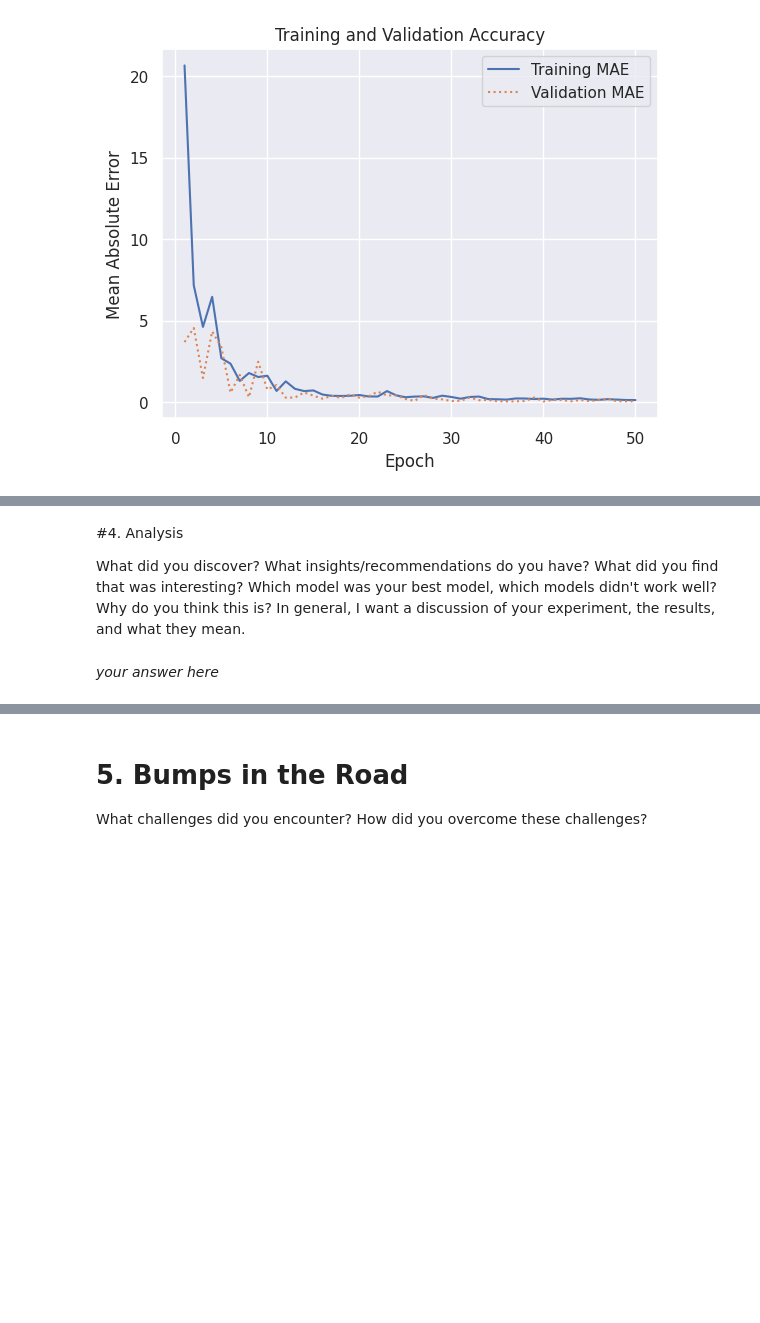
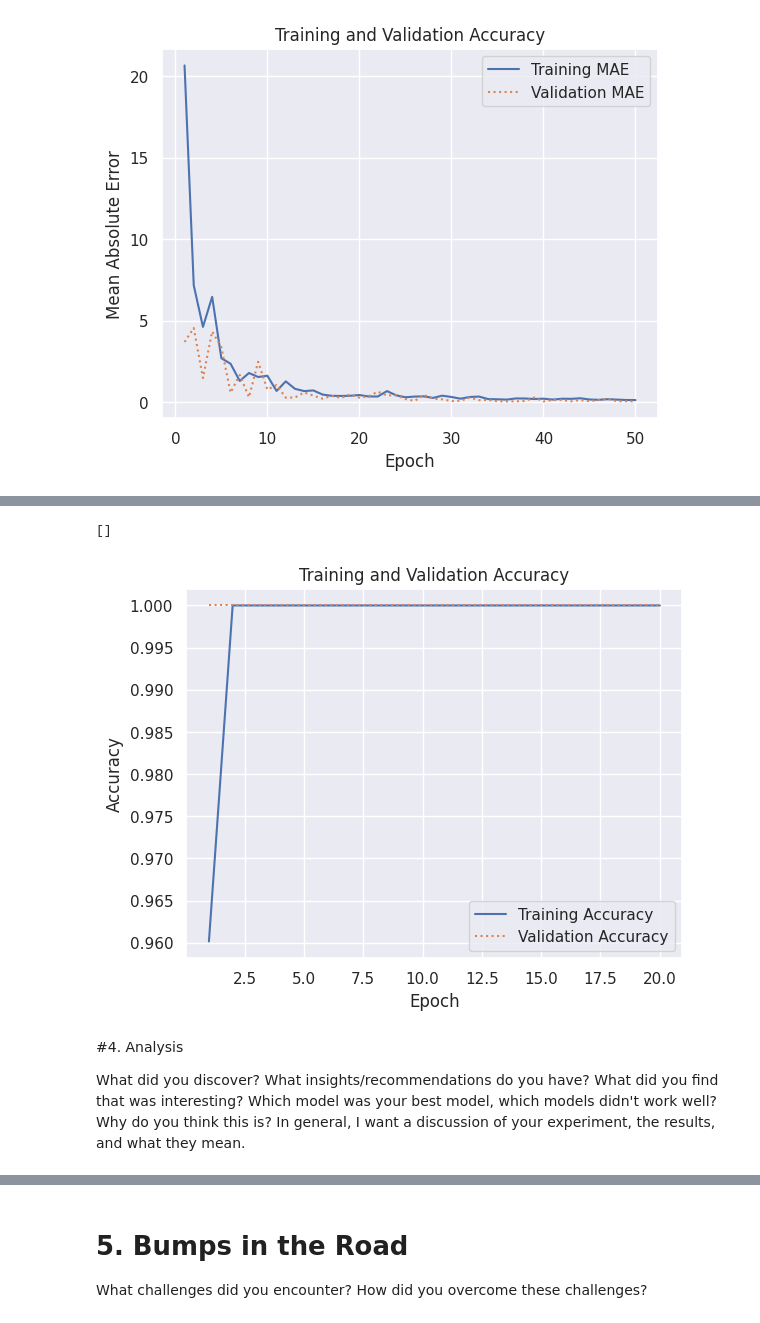
Before and after one commit to cdavis94-school/s23-CS167-Notes, a Jupyter notebook: Project2.ipynb, the cells around one changed output, grey strips where cells are left out. Saved outputs shown, nothing was run; the diff lists cells and outputs as text; code cells hidden in the pictures; blank space fills up the shorter version.

```diff
--- a/Project2.ipynb
+++ b/Project2.ipynb
@@ -178,0 +251,15 @@ plt.plot()
+# %%
+images, labels = load_images_from_path('/content/drive/MyDrive/datasets/Covid19-dataset/test/Covid', 0)
+
+x_test += images
+y_test += labels
+
+images, labels = load_images_from_path('/content/drive/MyDrive/datasets/Covid19-dataset/test/Normal', 0)
+
+x_test += images
+y_test += labels
+
+images, labels = load_images_from_path('/content/drive/MyDrive/datasets/Covid19-dataset/test/Viral_Pneumonia', 0)
+
+x_test += images
+y_test += labels
@@ -178,0 +313,2 @@ plt.plot()
+# %%
+hist = model.fit(x_train, y_train, validation_data=(x_test, y_test), batch_size=10, epochs=20)
@@ -179,6 +333,22 @@ plt.plot()
+# %%
+import seaborn as sns
+sns.set()
+
+acc = hist.history['accuracy']
+val_acc = hist.history['val_accuracy']
+epochs = range(1, len(acc) + 1)
+
+plt.plot(epochs, acc, '-', label='Training Accuracy')
+plt.plot(epochs, val_acc, ':', label='Validation Accuracy')
+plt.title('Training and Validation Accuracy')
+plt.xlabel('Epoch')
+plt.ylabel('Accuracy')
+plt.legend(loc='lower right')
+plt.plot()
+# %% [output]
+[]
+[figure, added]
 # %% [markdown]
 #4. Analysis
 
 What did you discover? What insights/recommendations do you have? What did you find that was interesting? Which model was your best model, which models didn't work well? Why do you think this is? In general, I want a discussion of your experiment, the results, and what they mean.
-# %% [markdown]
-*your answer here*
```
Also changed, not shown: parts of 15 cells of this notebook.
